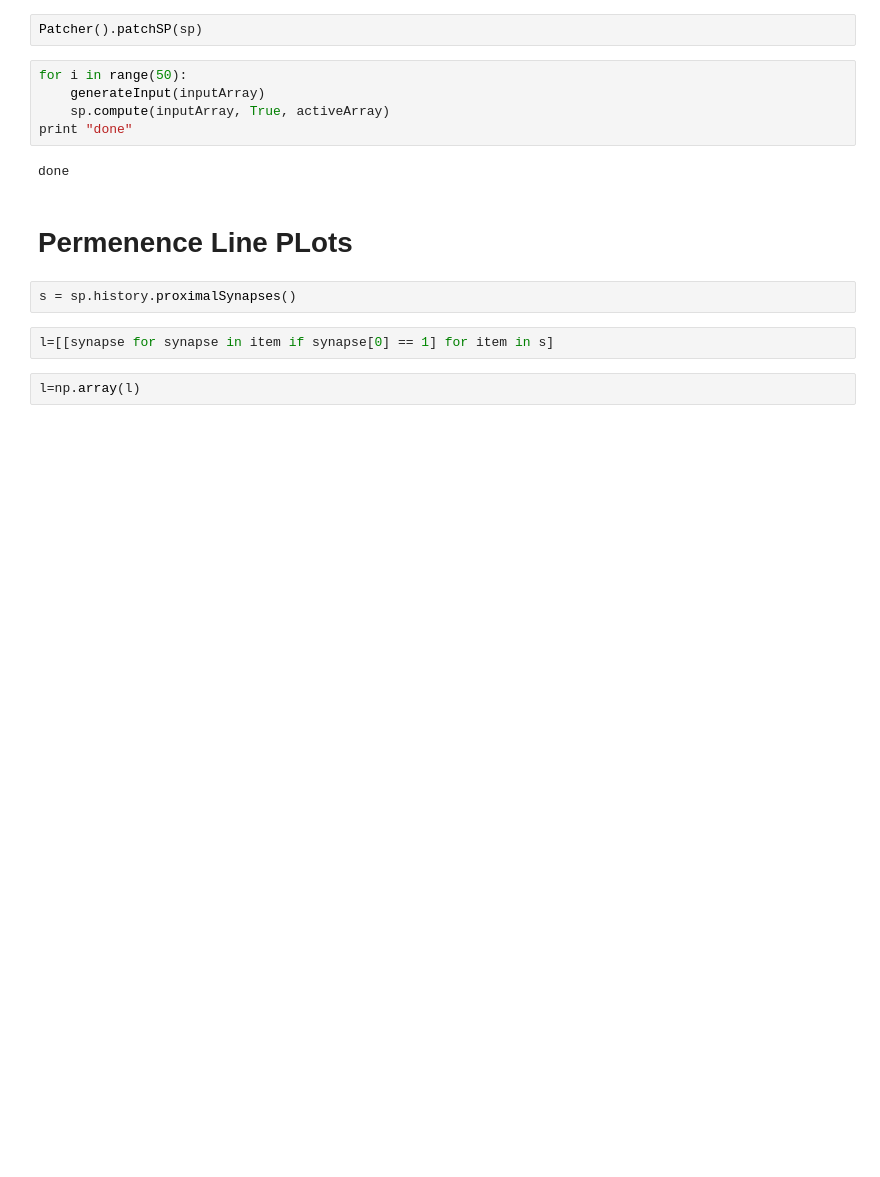
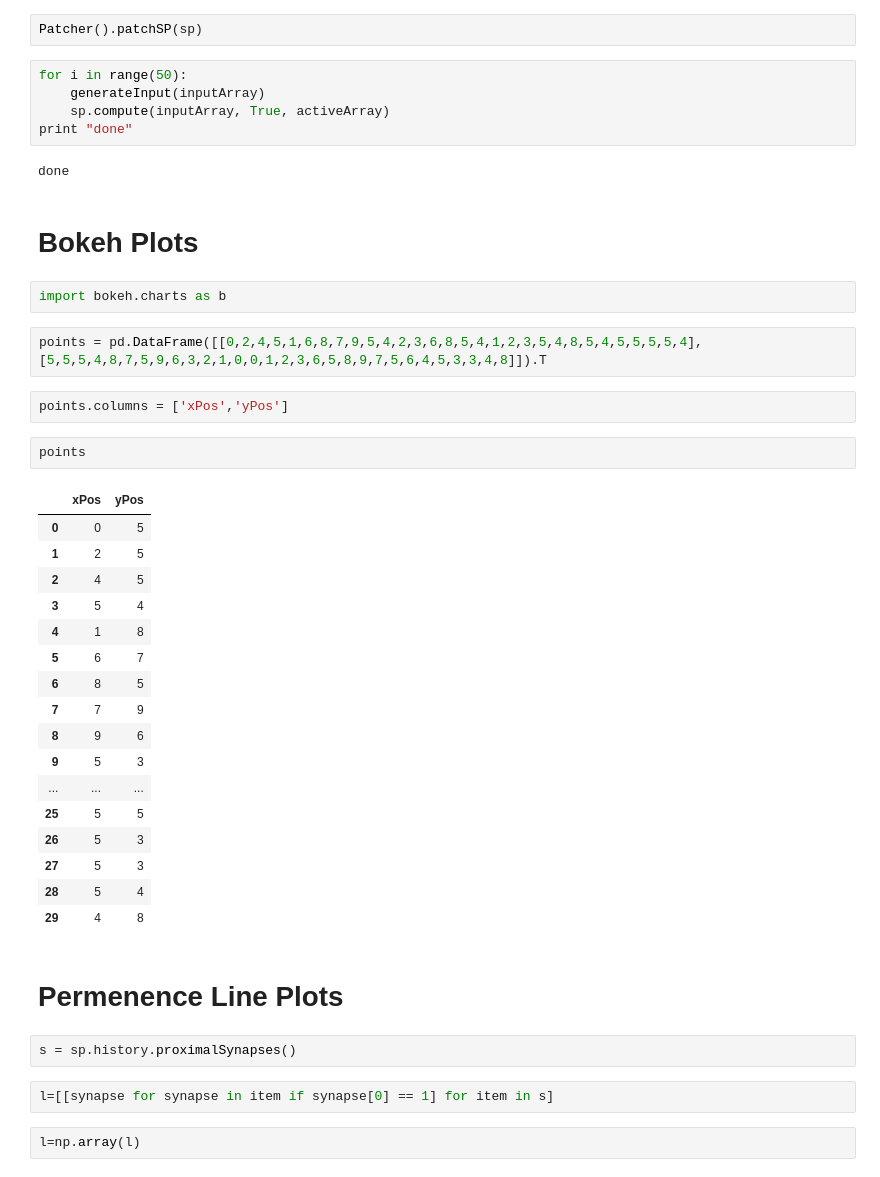
Before and after one commit to rhuairahrighairidh/nitpick, a Jupyter notebook: development/PlottingExperiments.ipynb, the cells around one changed output. Cells and saved outputs as stored; diff of their text form; blank space fills up the shorter version.

```diff
--- a/development/PlottingExperiments.ipynb
+++ b/development/PlottingExperiments.ipynb
@@ -40,8 +41,36 @@ for i in range(50):
 print "done"
 # %% [output]
 done
+# %% [markdown]
+# Bokeh Plots
+# %%
+import bokeh.charts as b
+# %%
+points = pd.DataFrame([[0,2,4,5,1,6,8,7,9,5,4,2,3,6,8,5,4,1,2,3,5,4,8,5,4,5,5,5,5,4],[5,5,5,4,8,7,5,9,6,3,2,1,0,0,1,2,3,6,5,8,9,7,5,6,4,5,3,3,4,8]]).T
+# %%
+points.columns = ['xPos','yPos']
+# %%
+points
+# %% [output]
+|  | xPos | yPos |
+| 0 | 0 | 5 |
+| 1 | 2 | 5 |
+| 2 | 4 | 5 |
+| 3 | 5 | 4 |
+| 4 | 1 | 8 |
+| 5 | 6 | 7 |
+| 6 | 8 | 5 |
+| 7 | 7 | 9 |
+| 8 | 9 | 6 |
+| 9 | 5 | 3 |
+| ... | ... | ... |
+| 25 | 5 | 5 |
+| 26 | 5 | 3 |
+| 27 | 5 | 3 |
+| 28 | 5 | 4 |
+| 29 | 4 | 8 |
 # %% [markdown]
-# Permenence Line PLots
+# Permenence Line Plots
 # %%
 s = sp.history.proximalSynapses()
 # %%
```
Also changed, not shown: parts of 1 cell of this notebook, 5 other files.
